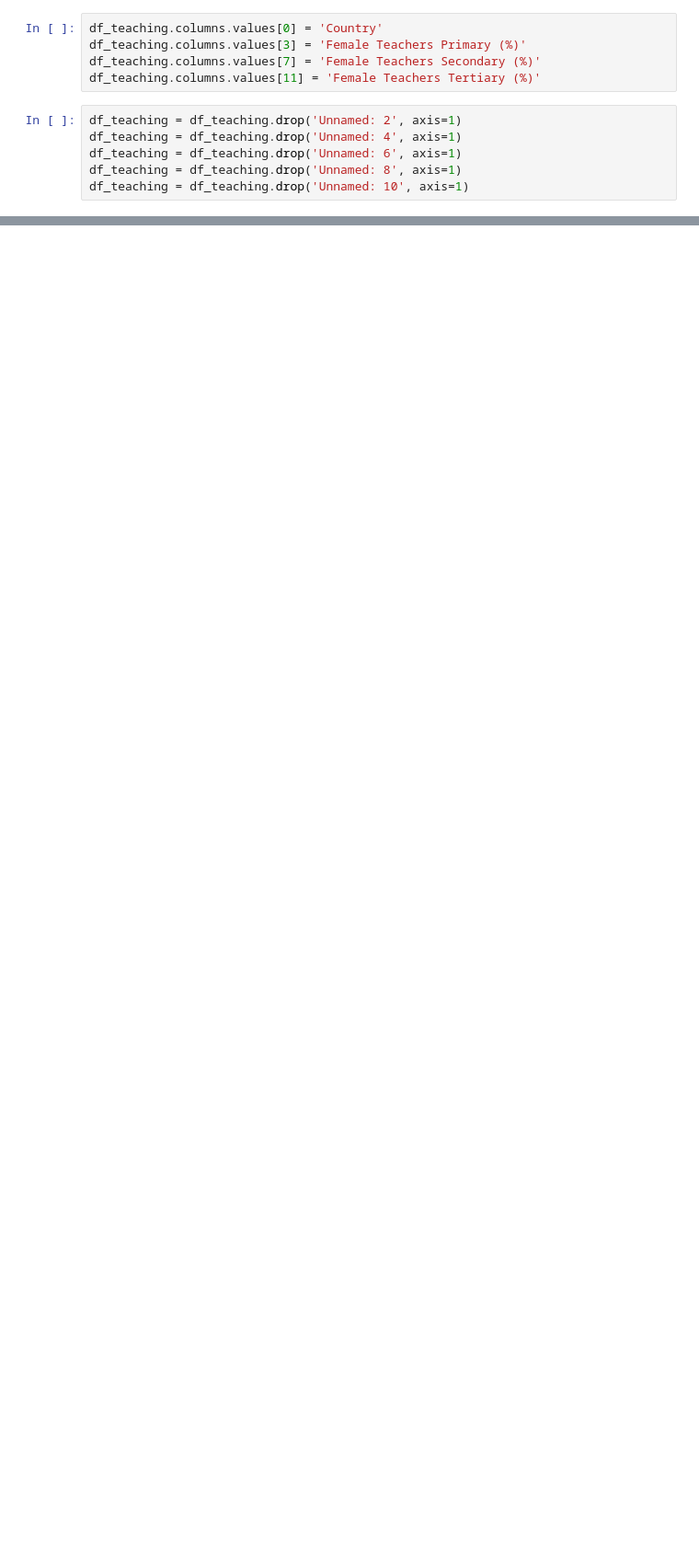
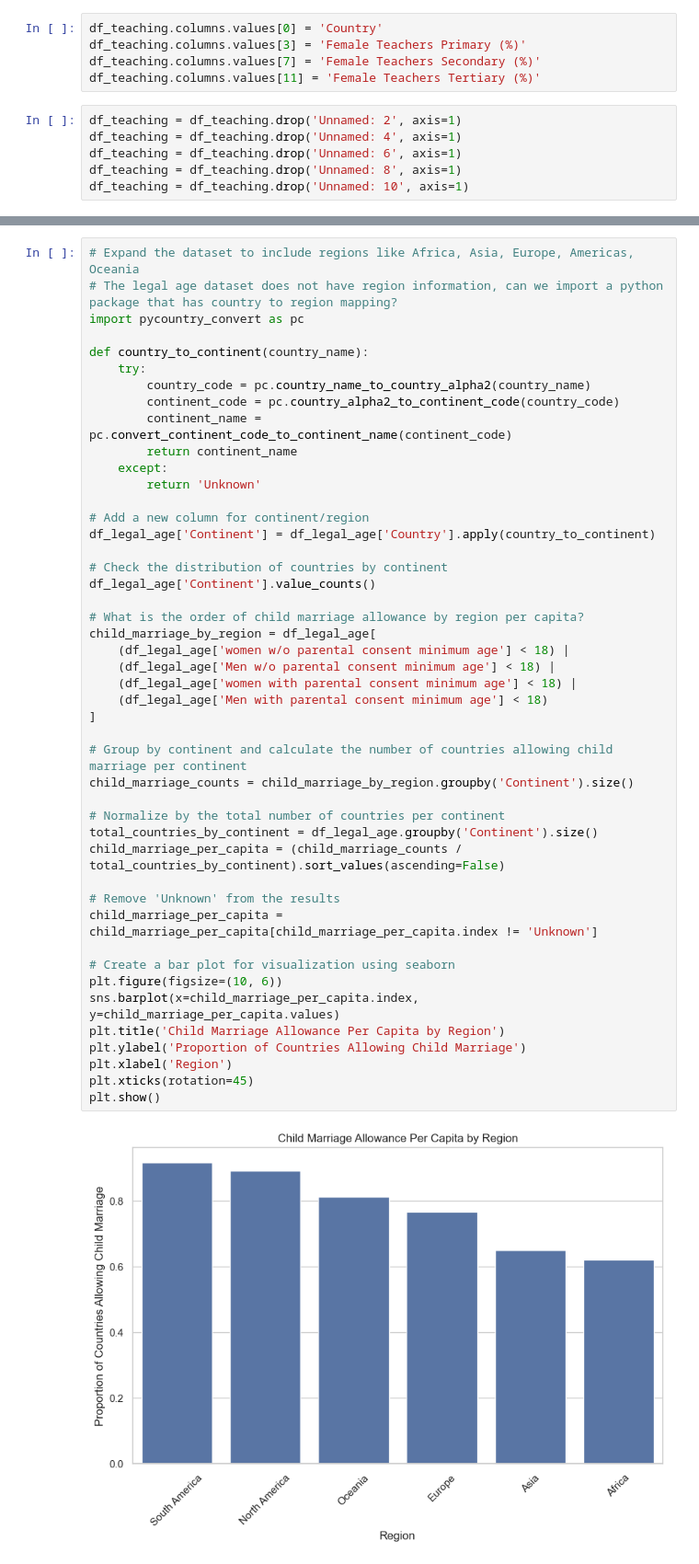
Before and after one commit to SeradjEddine/SZE_data_analysis_team_10, a Jupyter notebook: BL2NDD.ipynb, the cells around one changed output, grey strips where cells are left out. Shown: that part at 92% size. Saved outputs shown, nothing was run; the diff lists cells and outputs as text; blank space fills up the shorter version.

```diff
--- a/BL2NDD.ipynb
+++ b/BL2NDD.ipynb
@@ -193,0 +239,48 @@ df_teaching = df_teaching.drop('Unnamed: 10', axis=1)
+# %%
+# Expand the dataset to include regions like Africa, Asia, Europe, Americas, Oceania
+# The legal age dataset does not have region information, can we import a python package that has country to region mapping?
+import pycountry_convert as pc
+
+def country_to_continent(country_name):
+    try:
+        country_code = pc.country_name_to_country_alpha2(country_name)
+        continent_code = pc.country_alpha2_to_continent_code(country_code)
+        continent_name = pc.convert_continent_code_to_continent_name(continent_code)
+        return continent_name
+    except:
+        return 'Unknown'
+
+# Add a new column for continent/region
+df_legal_age['Continent'] = df_legal_age['Country'].apply(country_to_continent)
+
+# Check the distribution of countries by continent
+df_legal_age['Continent'].value_counts()
+
+# What is the order of child marriage allowance by region per capita?
+child_marriage_by_region = df_legal_age[
+    (df_legal_age['women w/o parental consent minimum age'] < 18) |
+    (df_legal_age['Men w/o parental consent minimum age'] < 18) |
+    (df_legal_age['women with parental consent minimum age'] < 18) |
+    (df_legal_age['Men with parental consent minimum age'] < 18)
+]
+
+# Group by continent and calculate the number of countries allowing child marriage per continent
+child_marriage_counts = child_marriage_by_region.groupby('Continent').size()
+
+# Normalize by the total number of countries per continent
+total_countries_by_continent = df_legal_age.groupby('Continent').size()
+child_marriage_per_capita = (child_marriage_counts / total_countries_by_continent).sort_values(ascending=False)
+
+# Remove 'Unknown' from the results
+child_marriage_per_capita = child_marriage_per_capita[child_marriage_per_capita.index != 'Unknown']
+
+# Create a bar plot for visualization using seaborn
+plt.figure(figsize=(10, 6))
+sns.barplot(x=child_marriage_per_capita.index, y=child_marriage_per_capita.values)
+plt.title('Child Marriage Allowance Per Capita by Region')
+plt.ylabel('Proportion of Countries Allowing Child Marriage')
+plt.xlabel('Region')
+plt.xticks(rotation=45)
+plt.show()
+# %% [output]
+[figure, added]
```
Also changed, not shown: parts of 5 cells of this notebook.
